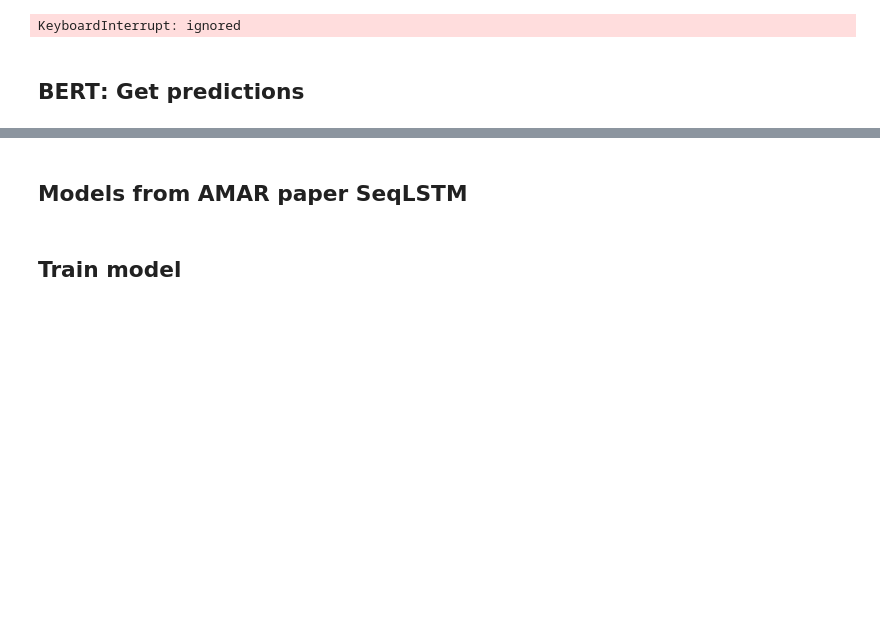
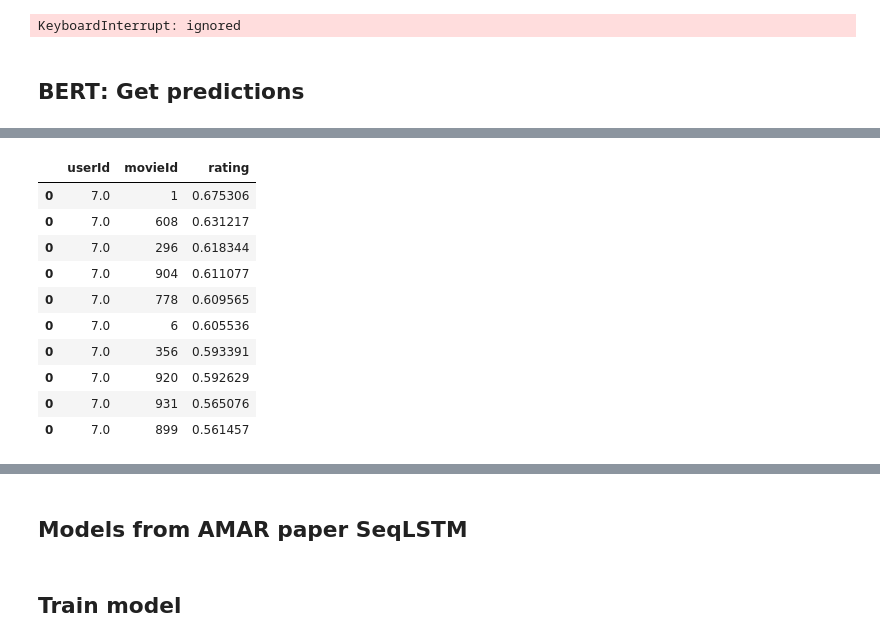
Before and after one commit to Katrin-Leberfinger/Hybrid-gender-debiased-music-recommendation, a Jupyter notebook: validation_on_musiclen_data.ipynb, the cells around one changed output, grey strips where cells are left out. Saved outputs shown, nothing was run; the diff lists cells and outputs as text; code cells hidden in the pictures; blank space fills up the shorter version.

```diff
--- a/validation_on_musiclen_data.ipynb
+++ b/validation_on_musiclen_data.ipynb
@@ -454,0 +520,14 @@ for user in predictions:
+# %%
+results_df[results_df.userId == 7].head(10)
+# %% [output]
+|  | userId | movieId | rating |
+| 0 | 7.0 | 1 | 0.675306 |
+| 0 | 7.0 | 608 | 0.631217 |
+| 0 | 7.0 | 296 | 0.618344 |
+| 0 | 7.0 | 904 | 0.611077 |
+| 0 | 7.0 | 778 | 0.609565 |
+| 0 | 7.0 | 6 | 0.605536 |
+| 0 | 7.0 | 356 | 0.593391 |
+| 0 | 7.0 | 920 | 0.592629 |
+| 0 | 7.0 | 931 | 0.565076 |
+| 0 | 7.0 | 899 | 0.561457 |
```
Also changed, not shown: parts of 13 cells of this notebook.
